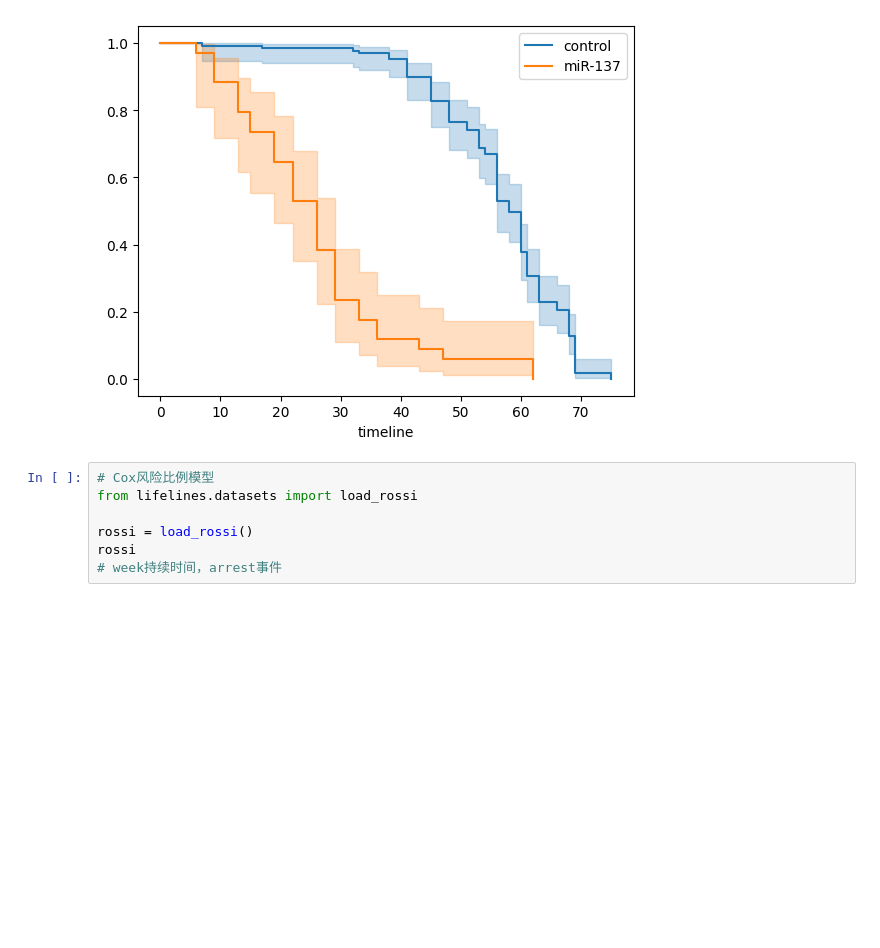
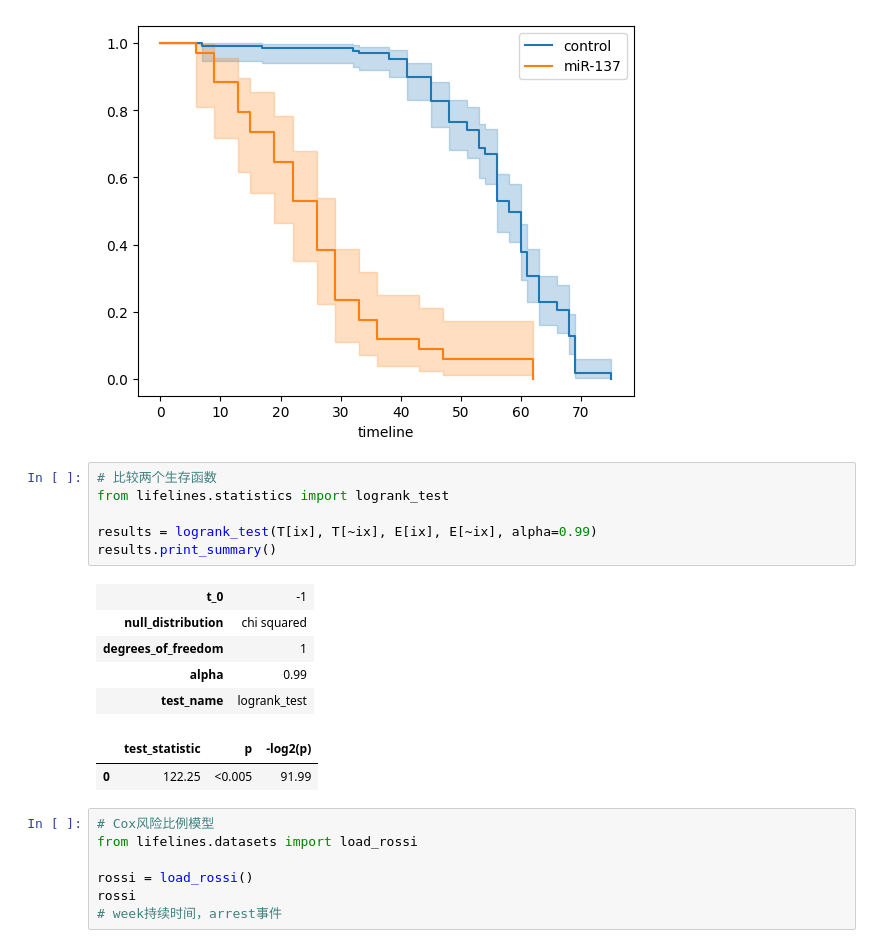
Before and after one commit to naFgG/PythonScripts, a Jupyter notebook: survival_lifelines.ipynb, the cells around one changed output. Drawn from its saved outputs; the diff is of its cells as text; blank space fills up the shorter version.

```diff
--- a/survival_lifelines.ipynb
+++ b/survival_lifelines.ipynb
@@ -111,6 +111,20 @@ for name, grouped_df in df.groupby('group'):
     kmf.plot_survival_function(ax=ax)
 # %% [output]
 [figure]
+# %%
+# 比较两个生存函数
+from lifelines.statistics import logrank_test
+
+results = logrank_test(T[ix], T[~ix], E[ix], E[~ix], alpha=0.99)
+results.print_summary()
+# %% [output]
+| t_0 | -1 |
+| null_distribution | chi squared |
+| degrees_of_freedom | 1 |
+| alpha | 0.99 |
+| test_name | logrank_test |
+|  | test_statistic | p | -log2(p) |
+| 0 | 122.25 | <0.005 | 91.99 |
 # %%
 # Cox风险比例模型
 from lifelines.datasets import load_rossi
```
Also changed, not shown: parts of 1 cell of this notebook.
